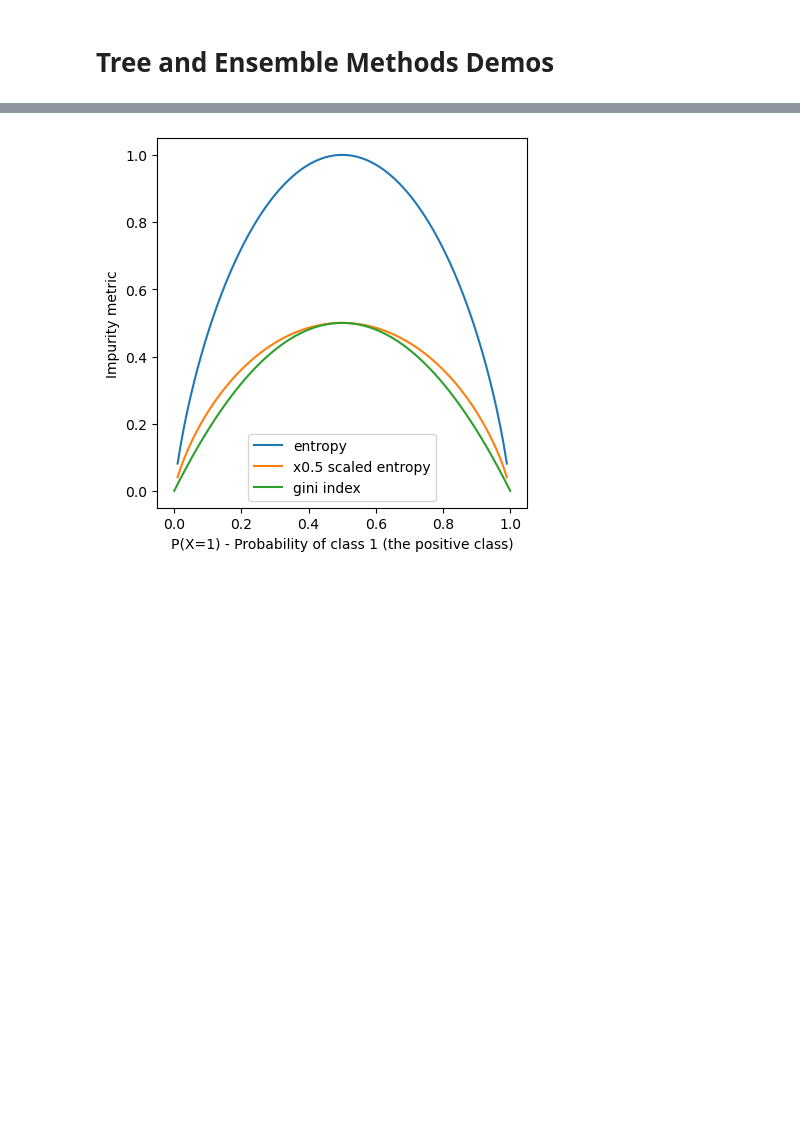
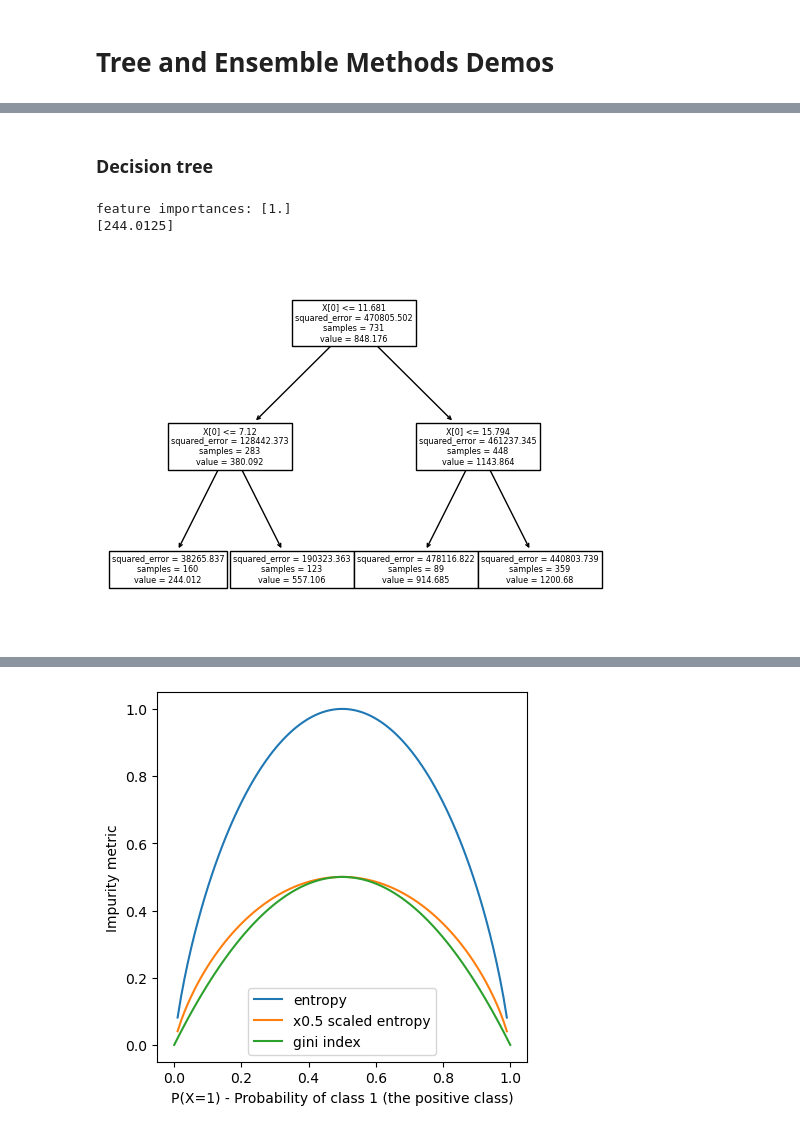
Before and after one commit to hrstnikolov/2022-machine-learning, a Jupyter notebook: 04. Tree-and-Ensemble-Methods/04. Tree-and-Ensemble-Methods-Demos.ipynb, the cells around one changed output, grey strips where cells are left out. Saved outputs shown, nothing was run; the diff lists cells and outputs as text; code cells hidden in the pictures; blank space fills up the shorter version.

```diff
--- a/04. Tree-and-Ensemble-Methods/04. Tree-and-Ensemble-Methods-Demos.ipynb
+++ b/04. Tree-and-Ensemble-Methods/04. Tree-and-Ensemble-Methods-Demos.ipynb
@@ -13,0 +128,15 @@ from sklearn.metrics import classification_report
+# %% [markdown]
+### Decision tree
+# %%
+regressor = DecisionTreeRegressor(max_depth=2)
+regressor.fit(X, y)
+
+print(f"feature importances: {regressor.feature_importances_}")
+print(f"{regressor.predict(np.array(5).reshape(-1,1))}")
+
+plot_tree(regressor)
+plt.show()
+# %% [output]
+feature importances: [1.]
+[244.0125]
+[figure, added]
```
Also changed, not shown: parts of 59 cells of this notebook, 14 other files.
